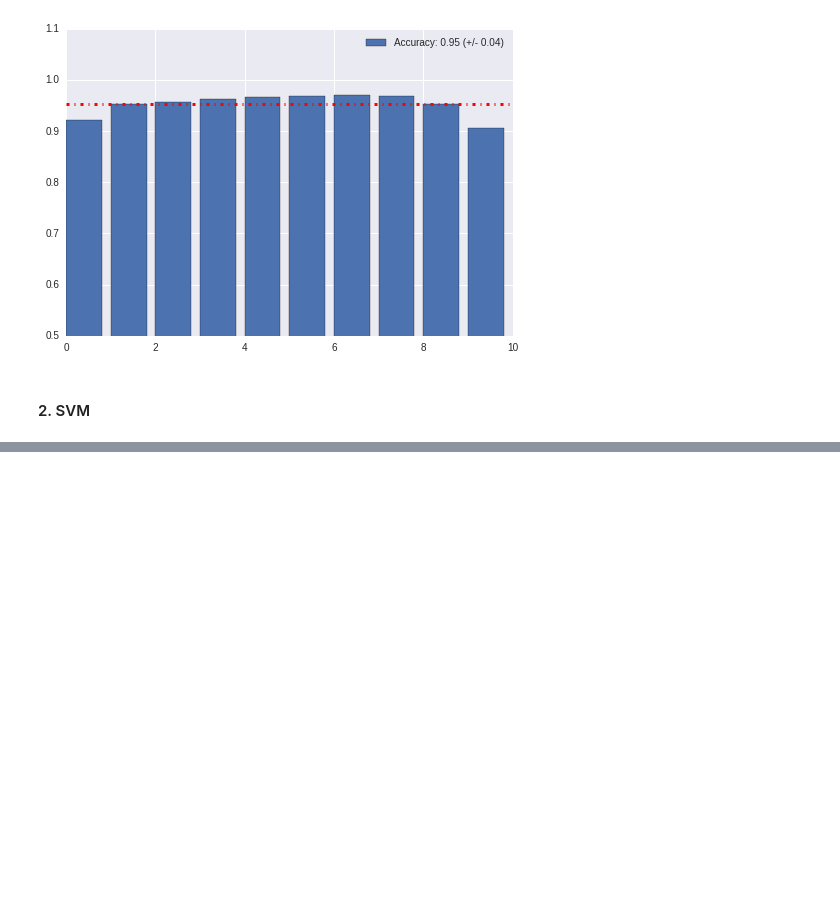
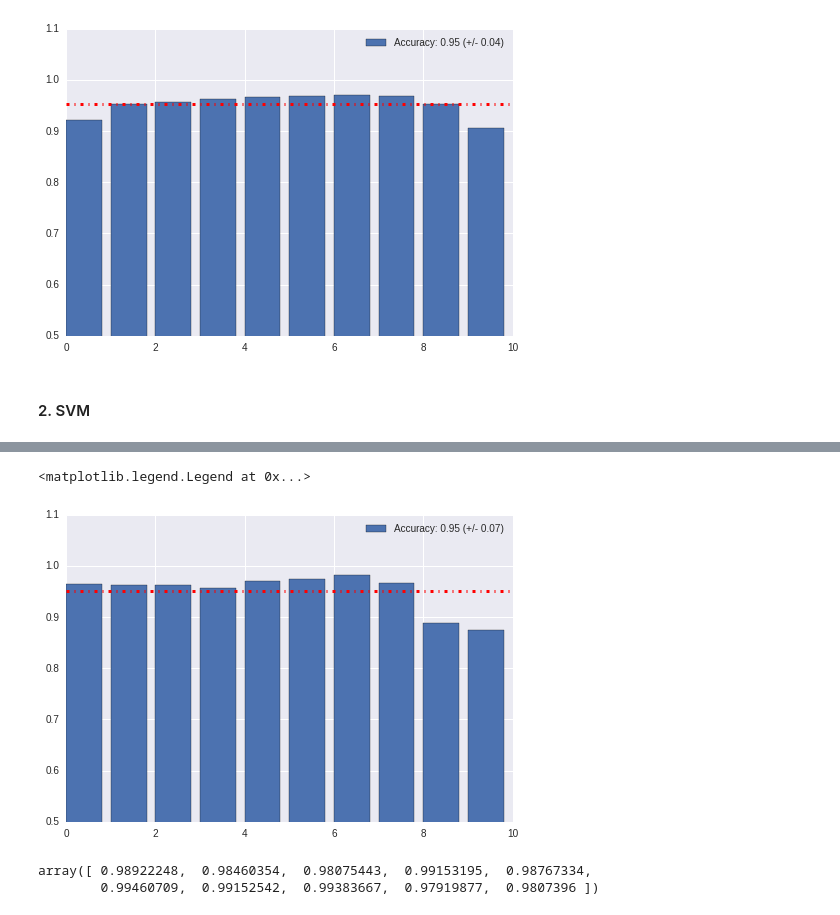
Before and after one commit to chongxi/spiketag, a Jupyter notebook: notebooks/classification-cross-validation.ipynb, the cells around one changed output, grey strips where cells are left out. Cells and saved outputs as stored; diff of their text form; code cells hidden in the pictures; blank space fills up the shorter version.

```diff
--- a/notebooks/classification-cross-validation.ipynb
+++ b/notebooks/classification-cross-validation.ipynb
@@ -145,0 +328,10 @@ legend(loc='best')
+# %%
+def _predict(km):
+    app.model.construct_kdtree(app.ch)
+    d = []
+    for _kd in app.model.kd:
+        tmp = _kd.query(km.cluster_centers_, 10)[0]
+        d.append(tmp.mean(axis=1))
+    d = np.vstack(np.asarray(d))
+    labels = np.argmin(d,axis=0)
+    return labels
@@ -145,0 +362,28 @@ legend(loc='best')
+# %%
+scores = []
+kf = KFold(len(y), n_folds=k_folds, shuffle=False)
+for train, test in kf:
+    X_train = X[train,:]
+    y_train = y[train]
+    X_test  = X[test,:]
+    y_test  = y[test]
+    km.fit(X_train, y_train)
+    labels = _predict(km)
+    knn = KNN(n_neighbors=1)
+    knn.fit(km.cluster_centers_, labels)
+    scores.append(knn.score(X_test, y_test))
+scores = np.asarray(scores)
+# %%
+_ac_l = "Accuracy: %0.2f (+/- %0.2f)" % (scores.mean(), scores.std() * 2)
+plt.bar(np.arange(k_folds), scores, label=_ac_l)
+plt.axhline(scores.mean(),ls='-.', lw=3 ,c='r')
+ylim(0.5,1.1)
+legend(loc='best')
+# %% [output]
+<matplotlib.legend.Legend at 0x...>
+[figure, added]
+# %%
+scores
+# %% [output]
+array([ 0.98922248,  0.98460354,  0.98075443,  0.99153195,  0.98767334,
+        0.99460709,  0.99152542,  0.99383667,  0.97919877,  0.9807396 ])
```
Also changed, not shown: parts of 54 cells of this notebook, 6 other files.
